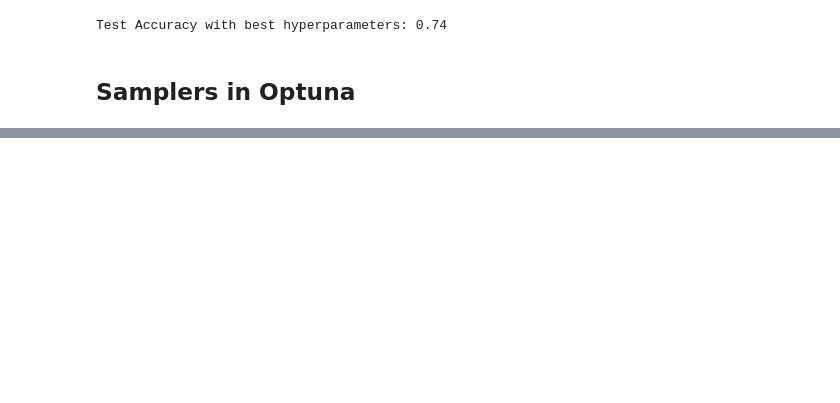
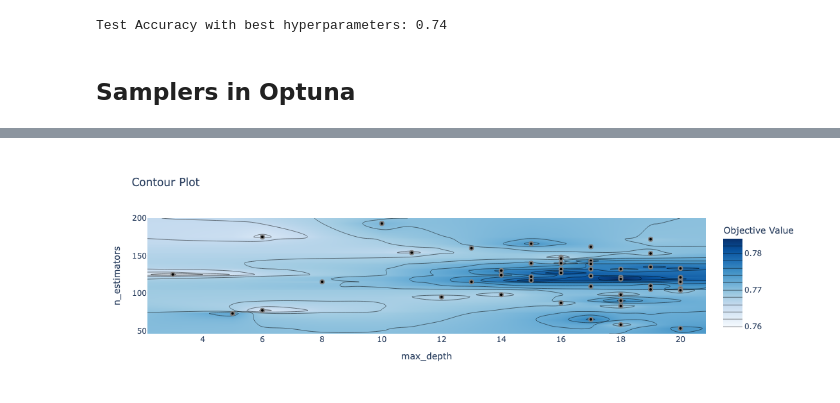
Before and after one commit to AayushAswal27/deep-learning-implementations, a Jupyter notebook: optuna-basics.ipynb, the cells around one changed output, grey strips where cells are left out. Drawn from its saved outputs; the diff is of its cells as text; code cells hidden in the pictures; blank space fills up the shorter version.

```diff
--- a/optuna-basics.ipynb
+++ b/optuna-basics.ipynb
@@ -342,0 +308,5 @@ Test Accuracy with best hyperparameters: 0.74
+# %%
+# 4. Contour Plot
+plot_contour(study).show()
+# %% [output]
+[figure, added]
```
Also changed, not shown: parts of 17 cells of this notebook.
